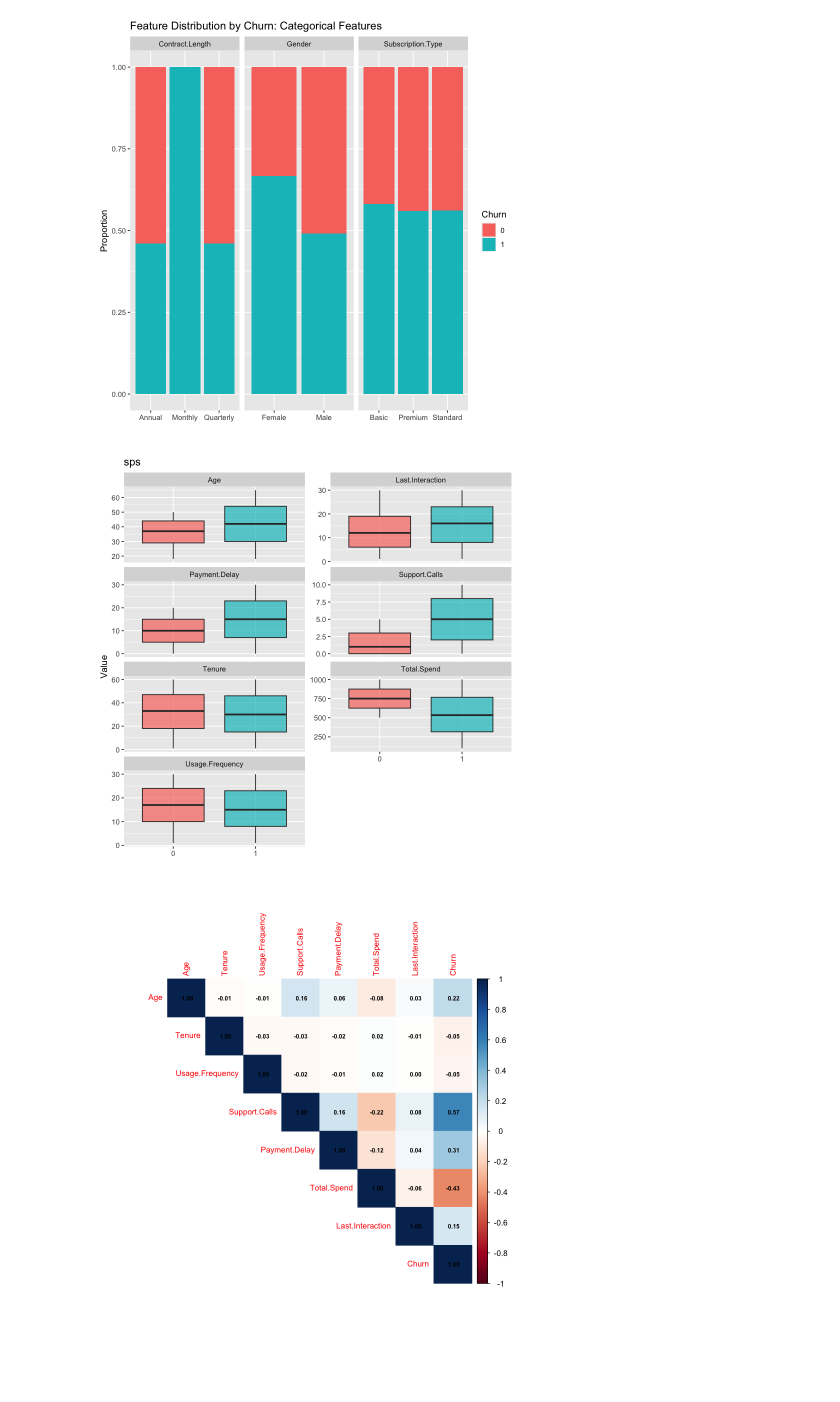
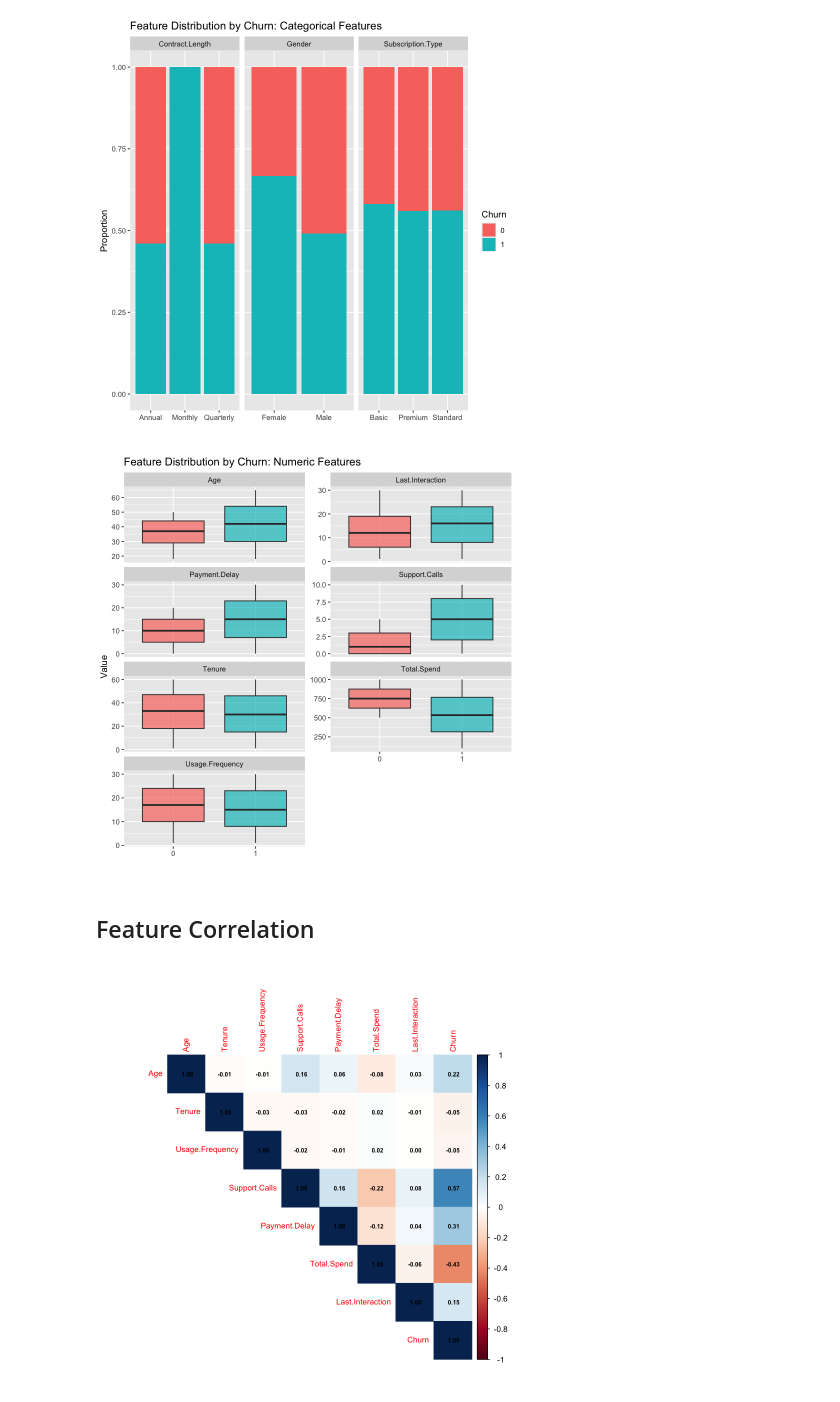
Before and after one commit to ShengPeiWilliam/telecom-churn-ml, a Jupyter notebook: code/churn_analysis.ipynb, the cells around one changed output. Saved outputs shown, nothing was run; the diff lists cells and outputs as text; code cells hidden in the pictures; blank space fills up the shorter version.

```diff
--- a/code/churn_analysis.ipynb
+++ b/code/churn_analysis.ipynb
@@ -46,7 +40,17 @@ str(df.train)
 # %%
-df.train$CustomerID <- NULL
-df.train$Gender <- as.factor(df.train$Gender)
-df.train$Subscription.Type <- as.factor(df.train$Subscription.Type)
-df.train$Contract.Length <- as.factor(df.train$Contract.Length)
-df.train$Churn <- as.factor(df.train$Churn)
+preprocess <- function(df) {
+  df$CustomerID <- NULL
+  df$Gender <- as.factor(df$Gender)
+  df$Subscription.Type <- as.factor(df$Subscription.Type)
+  df$Contract.Length <- as.factor(df$Contract.Length)
+  df$Churn <- as.factor(df$Churn)
+  return(df)
+}
+
+df.train <- preprocess(df.train)
 df.train$Churn.num <- as.numeric(as.character(df.train$Churn))
+
+df.test <- preprocess(df.test)
+
+summary(df.train)
+summary(df.test)
@@ -86,4 +109,2 @@ print(missing.rows, row.names = FALSE)
 # %%
 df.train <- df.train[complete.cases(df.train), ]
-df.train <- droplevels(df.train)
-summary(df.train)
@@ -132,20 +139,22 @@ ggplot(df.cat.long, aes(x = value, fill = Churn)) +
 # %%
 numeric.features <- c("Age", "Tenure", "Usage.Frequency", "Support.Calls",
                   "Payment.Delay", "Total.Spend", "Last.Interaction")
 
 df.long <- pivot_longer(data = df.train[, c("Churn", numeric.features)],
                         cols = -Churn,
                         names_to = "feature",
                         values_to = "value")
 
 ggplot(df.long, aes(x = Churn, y = value, fill = Churn)) +
     geom_boxplot(outlier.size = 0.5, alpha = 0.7) +
     facet_wrap(~ feature, scales = "free_y", ncol = 2) +
-    labs(title = "sps ",
+    labs(title = "Feature Distribution by Churn: Numeric Features",
          x = "", y = "Value") +
     theme(legend.position = "none")
 # %% [output]
-[figure, old version]
+[figure, new version]
+# %% [markdown]
+## Feature Correlation
 # %%
 cor.data <- df.train[, numeric.features]
 cor.data$Churn <- df.train$Churn.num
```
Also changed, not shown: parts of 57 cells of this notebook, 6 other files.
